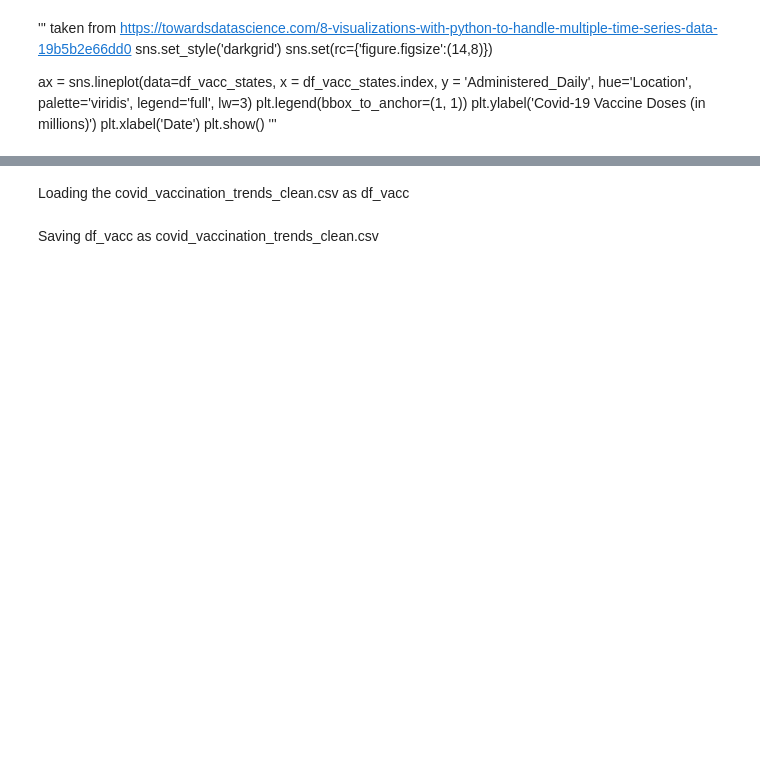
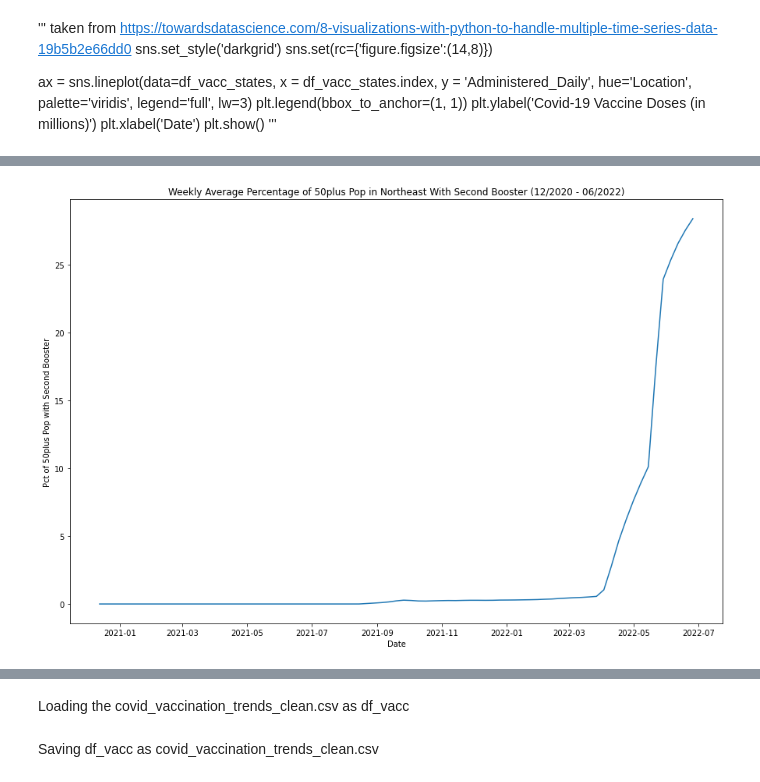
Before and after one commit to DeeVerma1/Project-4, a Jupyter notebook: code/02.2 - EDA-Vaccination.ipynb, the cells around one changed output, grey strips where cells are left out. Saved outputs shown, nothing was run; the diff lists cells and outputs as text; code cells hidden in the pictures; blank space fills up the shorter version.

```diff
--- a/code/02.2 - EDA-Vaccination.ipynb
+++ b/code/02.2 - EDA-Vaccination.ipynb
@@ -863,0 +289,12 @@ df_vacc_ne.describe().T
+# %%
+d = df_vacc_ne.resample("W")["Second_Booster_50Plus_Vax_Pct"].mean()
+# %%
+weekly_second_boost_50plus_pct_NE = d.to_frame()
+# %%
+plt.figure(figsize = (15,10))
+plt.plot(weekly_second_boost_50plus_pct_NE.index, weekly_second_boost_50plus_pct_NE["Second_Booster_50Plus_Vax_Pct"])
+plt.xlabel("Date")
+plt.ylabel("Pct of 50plus Pop with Second Booster")
+plt.title("Weekly Average Percentage of 50plus Pop in Northeast With Second Booster (12/2020 - 06/2022)");
+# %% [output]
+[figure, added]
```
Also changed, not shown: parts of 126 cells of this notebook.
